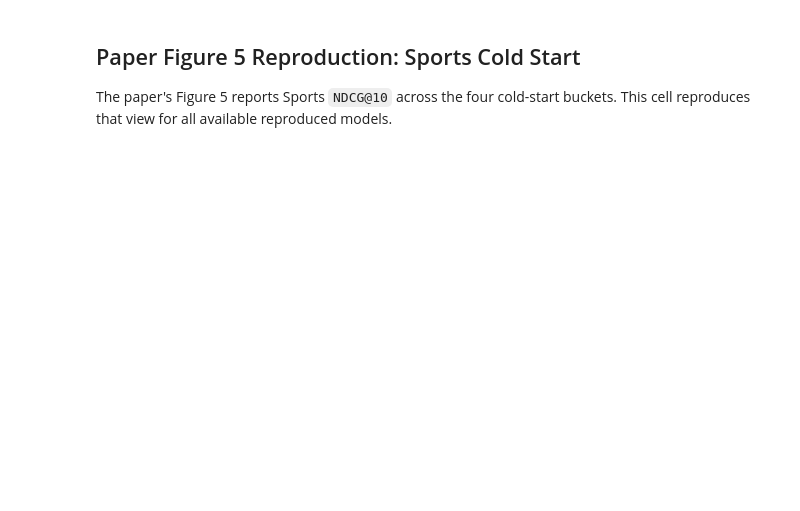
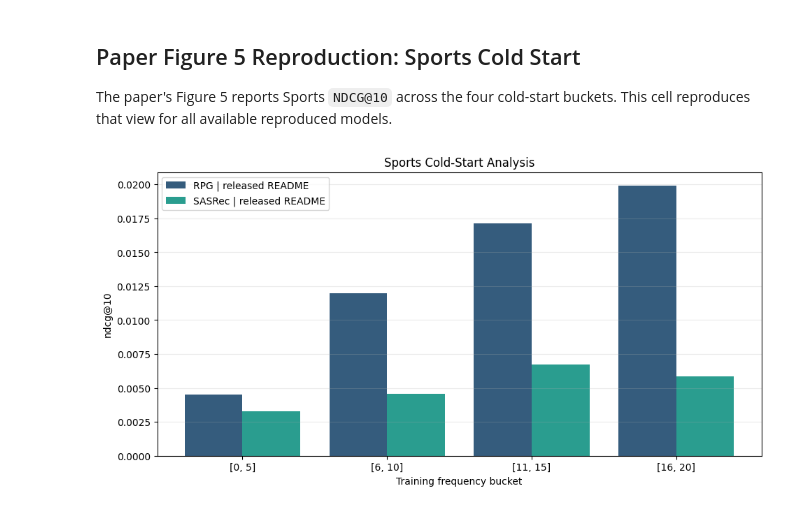
Before and after one commit to NiccoloCase/RPG-uva, a Jupyter notebook: notebooks/cold_start_analysis.ipynb, the cells around one changed output. Cells and saved outputs as stored; diff of their text form; code cells hidden in the pictures; blank space fills up the shorter version.

```diff
--- a/notebooks/cold_start_analysis.ipynb
+++ b/notebooks/cold_start_analysis.ipynb
@@ -399,31 +448,32 @@ else:
         color_map = {
             "RPG | released README": "#355C7D",
             "RPG | paper appendix": "#C06C84",
-            "RPG | legacy": "#6C5B7B",
             "SASRec | released README": "#2A9D8F",
             "SASRec | paper appendix": "#E9C46A",
             "SASRec | legacy": "#A8DADC",
         }
 
         fig, ax = plt.subplots(figsize=(9.5, 4.8), constrained_layout=True)
         for index, label in enumerate(series):
             model, track = label.split(" | ", 1)
             frame = sports[(sports["model"] == model) & (sports["track_label"] == track)].sort_values("bucket_min_count")
             values = [
                 float(frame.loc[frame["bucket_range"] == bucket, PRIMARY_METRIC].iloc[0])
                 if not frame.loc[frame["bucket_range"] == bucket, PRIMARY_METRIC].empty
                 else np.nan
                 for bucket in buckets
             ]
             offsets = x - 0.4 + width / 2 + index * width
             ax.bar(offsets, values, width=width, label=label, color=color_map.get(label, None))
 
         ax.set_title("Sports Cold-Start Analysis")
         ax.set_xlabel("Training frequency bucket")
         ax.set_ylabel(PRIMARY_METRIC)
         ax.set_xticks(x)
         ax.set_xticklabels(buckets)
         ax.grid(axis="y", alpha=0.25)
         ax.set_ylim(bottom=0)
         ax.legend(loc="upper left")
         plt.show()
+# %% [output]
+[figure, added]
```
Also changed, not shown: parts of 10 cells of this notebook, 9 other files.
